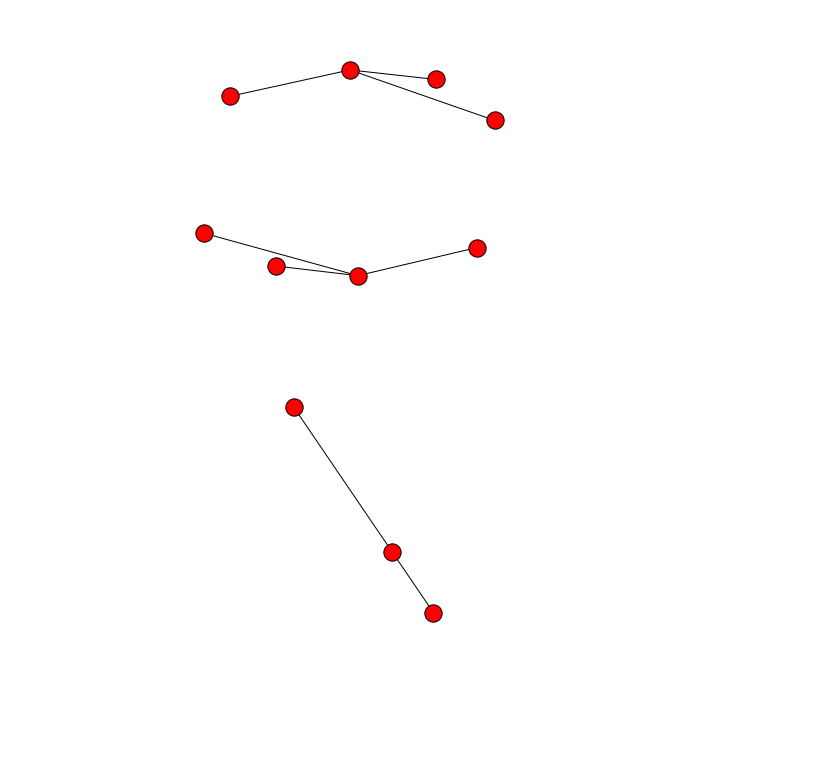
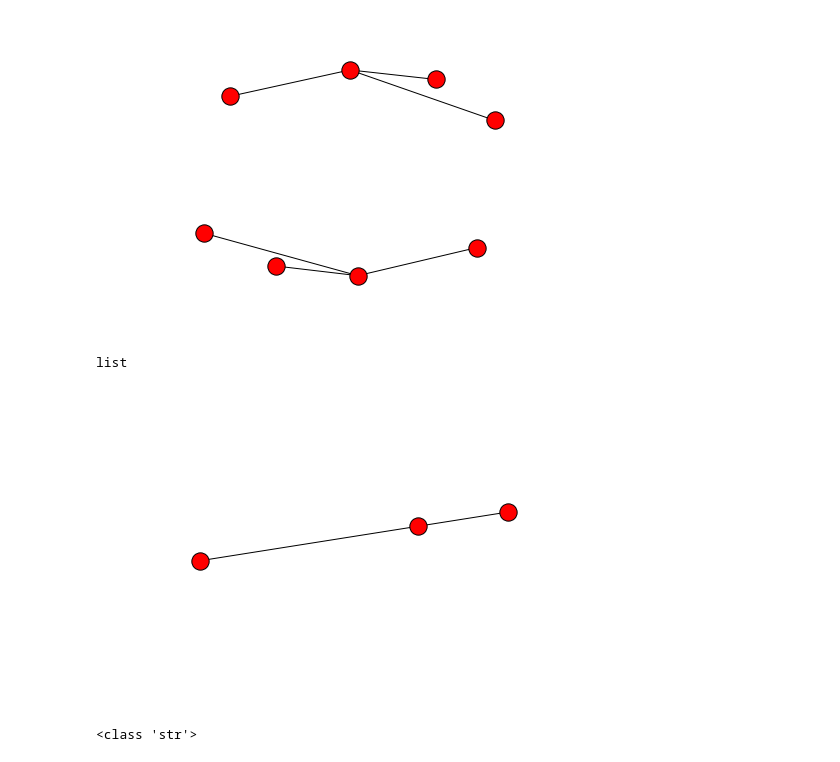
Before and after one commit to rtarun/ads-topic-modeling, a Jupyter notebook: networkx101.ipynb, the cells around one changed output. Cells and saved outputs as stored; diff of their text form; code cells hidden in the pictures; blank space fills up the shorter version.

```diff
--- a/networkx101.ipynb
+++ b/networkx101.ipynb
@@ -59,10 +59,30 @@ plt.show()
 # %%
 T = nx.Graph()
 
 ebunch=[(1,2,1),(2,3,10)]
 
 T.add_weighted_edges_from(ebunch)
 
 nx.draw(T)
+
+type(ebunch)
 # %% [output]
+list
-[figure, old version]
+[figure, new version]
+# %%
+text_file3 = open("/Users/tarunruchandani/Desktop/HarvardSummer2016/Infomap/JS_output3.txt", "r")
+
+lines = open("/Users/tarunruchandani/Desktop/HarvardSummer2016/Infomap/JS_output3.txt", 'r')
+
+jsm_list = list(lines)
+jsm_list1=jsm_list[0]
+
+print(type(jsm_list1))
+
+text_file3.close()
+
+# Can try
+# with open('goodlines.txt') as f:
+#     mylist = list(f)
+# %% [output]
+<class 'str'>
```
Also changed, not shown: parts of 1 cell of this notebook, 3 other files.
